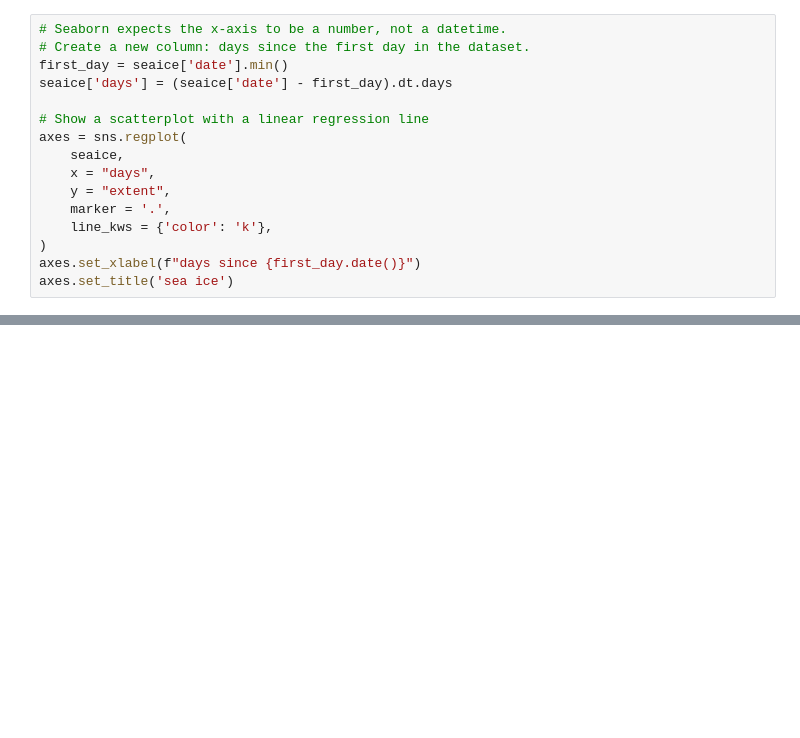
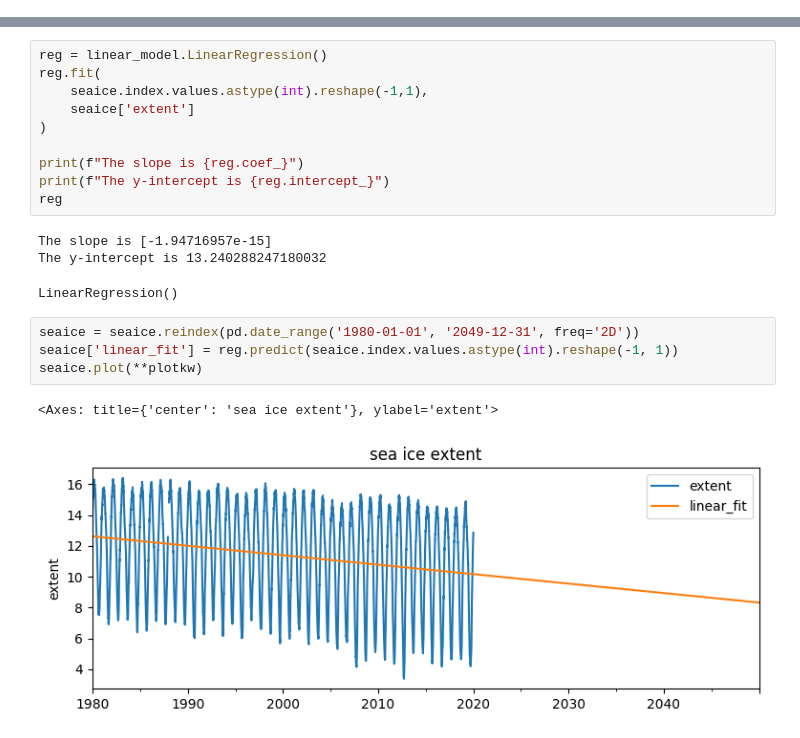
Before and after one commit to samkennerly/chengdu, a Jupyter notebook: science/projects/seaice.ipynb, the cells around one changed output, grey strips where cells are left out. Drawn from its saved outputs; the diff is of its cells as text; blank space fills up the shorter version.

```diff
--- a/science/projects/seaice.ipynb
+++ b/science/projects/seaice.ipynb
@@ -44,16 +72,0 @@ seaice.plot.line(x='date', y='extent')
-# %%
-# Seaborn expects the x-axis to be a number, not a datetime.
-# Create a new column: days since the first day in the dataset.
-first_day = seaice['date'].min()
-seaice['days'] = (seaice['date'] - first_day).dt.days
-
-# Show a scatterplot with a linear regression line
-axes = sns.regplot(
-    seaice,
-    x = "days",
-    y = "extent",
-    marker = '.',
-    line_kws = {'color': 'k'},
-)
-axes.set_xlabel(f"days since {first_day.date()}")
-axes.set_title('sea ice')
@@ -62,0 +86,21 @@ Text(0.5, 1.0, 'sea ice')
+# %%
+reg = linear_model.LinearRegression()
+reg.fit(
+    seaice.index.values.astype(int).reshape(-1,1),
+    seaice['extent']
+)
+
+print(f"The slope is {reg.coef_}")
+print(f"The y-intercept is {reg.intercept_}")
+reg
+# %% [output]
+The slope is [-1.94716957e-15]
+The y-intercept is 13.240288247180032
+LinearRegression()
+# %%
+seaice = seaice.reindex(pd.date_range('1980-01-01', '2049-12-31', freq='2D'))
+seaice['linear_fit'] = reg.predict(seaice.index.values.astype(int).reshape(-1, 1))
+seaice.plot(**plotkw)
+# %% [output]
+<Axes: title={'center': 'sea ice extent'}, ylabel='extent'>
+[figure, added]
```
Also changed, not shown: parts of 9 cells of this notebook.
